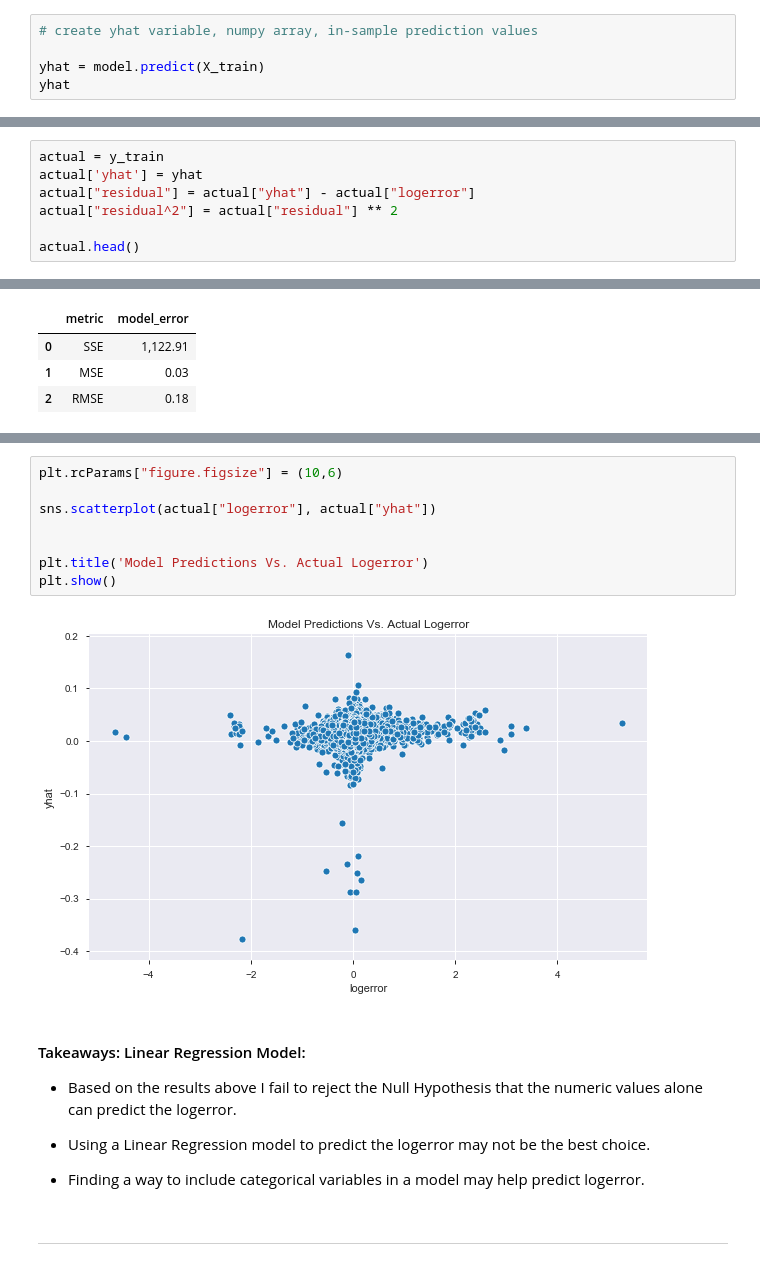
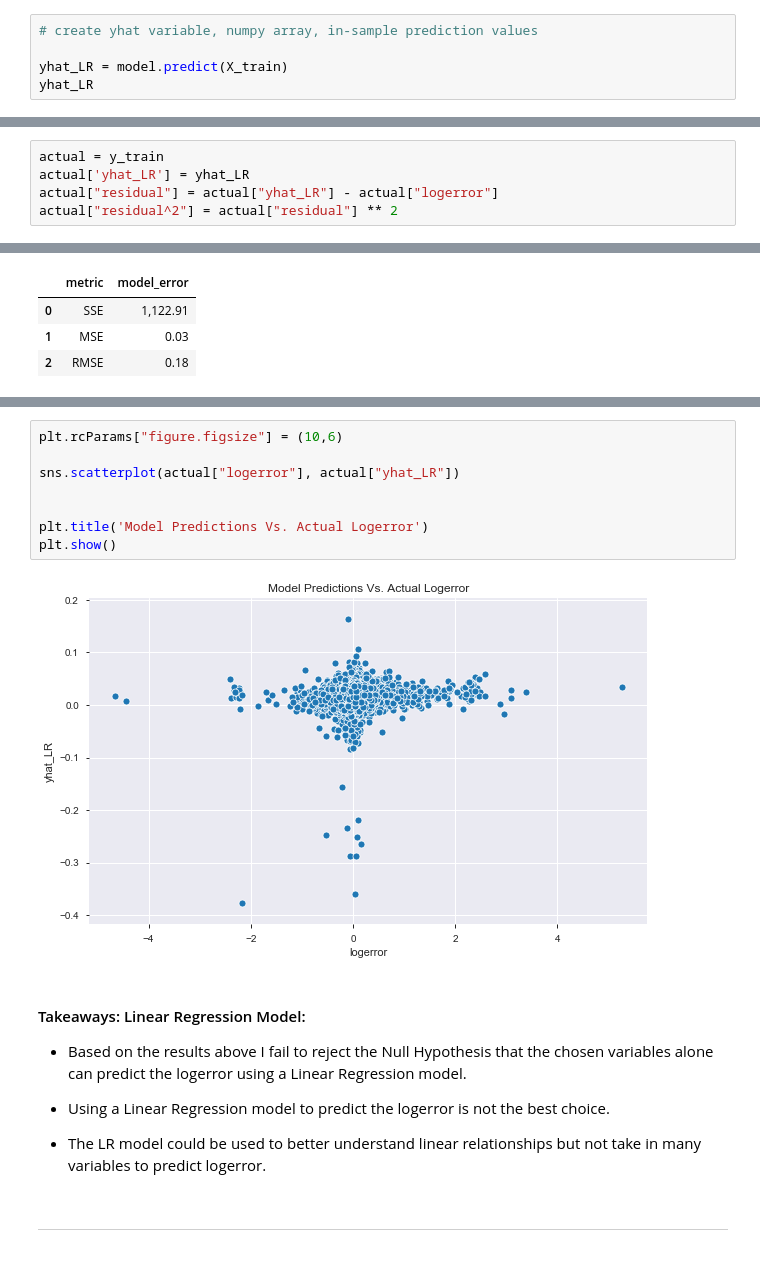
Before and after one commit to FJ-Zillow-Org/Zillow, a Jupyter notebook: deliverable2.ipynb, the cells around one changed output, grey strips where cells are left out. Saved outputs shown, nothing was run; the diff lists cells and outputs as text.

Commit message:
Commit some model fixes

```diff
--- a/deliverable2.ipynb
+++ b/deliverable2.ipynb
@@ -1052,8 +1085,8 @@ model = lm1.fit(X_train, y_train)
 # %%
 # create yhat variable, numpy array, in-sample prediction values
 
-yhat = model.predict(X_train)
-yhat
+yhat_LR = model.predict(X_train)
+yhat_LR
 # %% [output]
 array([[0.03065187],
        [0.02873786],
@@ -1066,8 +1099,6 @@ array([[0.03065187],
 #### Evaluate:  LR Model
 # %%
 actual = y_train
-actual['yhat'] = yhat
-actual["residual"] = actual["yhat"] - actual["logerror"]
+actual['yhat_LR'] = yhat_LR
+actual["residual"] = actual["yhat_LR"] - actual["logerror"]
 actual["residual^2"] = actual["residual"] ** 2
-
-actual.head()
@@ -1109,21 +1133,21 @@ linear model
 # %%
 plt.rcParams["figure.figsize"] = (10,6)
 
-sns.scatterplot(actual["logerror"], actual["yhat"])
+sns.scatterplot(actual["logerror"], actual["yhat_LR"])
 
 
 plt.title('Model Predictions Vs. Actual Logerror')
 plt.show()
 # %% [output]
-[figure, old version]
+[figure, new version]
 # %% [markdown]
 #### Takeaways:  Linear Regression Model:
 
-- Based on the results above I fail to reject the Null Hypothesis that the numeric values alone can predict the logerror.
+- Based on the results above I fail to reject the Null Hypothesis that the chosen variables alone can predict the logerror using a Linear Regression model.
 
-- Using a Linear Regression model to predict the logerror may not be the best choice.
+- Using a Linear Regression model to predict the logerror is not the best choice.
 
-- Finding a way to include categorical variables in a model may help predict logerror.
+- The LR model could be used to better understand linear relationships but not take in many variables to predict logerror.
 # %% [markdown]
 ---
 # %% [markdown]
```
Also changed, not shown: parts of 49 cells of this notebook.
